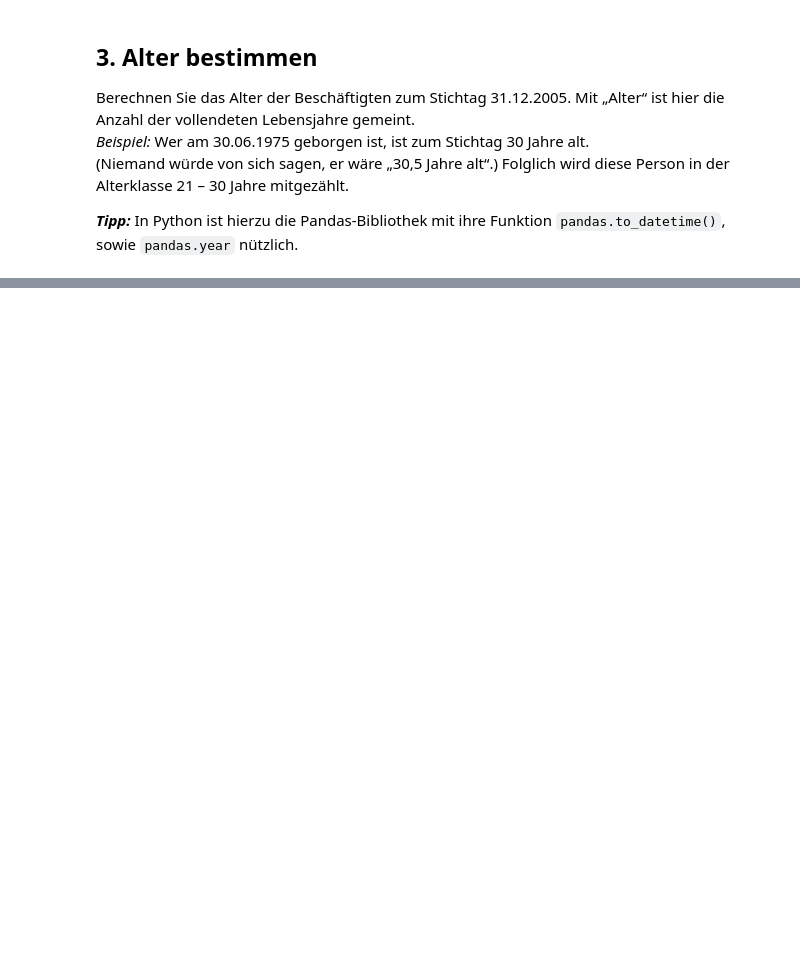
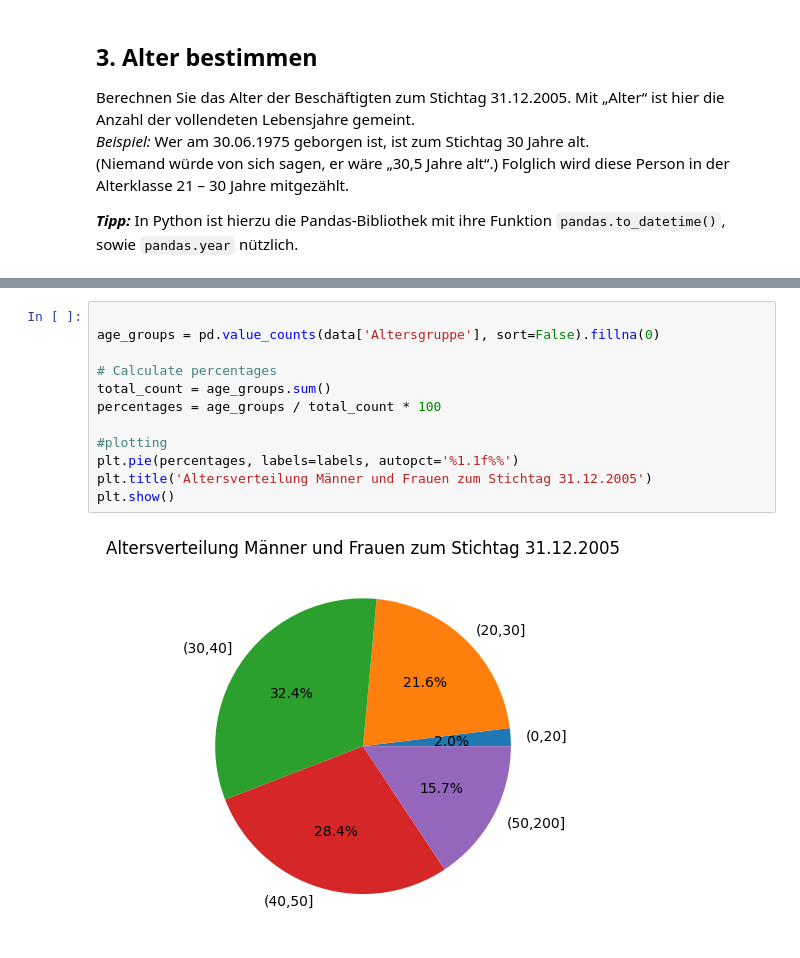
Before and after one commit to Fiusa21/Statistik_Labore, a Jupyter notebook: TestatAufgabe_1.ipynb, the cells around one changed output, grey strips where cells are left out. Drawn from its saved outputs; the diff is of its cells as text; blank space fills up the shorter version.

```diff
--- a/TestatAufgabe_1.ipynb
+++ b/TestatAufgabe_1.ipynb
@@ -189,6 +229,20 @@ Die Kreissektoren sind mit den zugehörigen Prozentzahlen zu beschriften.
 <div>
 <img src="https://drive.google.com/uc?id=17Z5Z8OgKw3DE4U_vD3axd7vhkkkD-N9m" width="300"/>
 </div>
+# %%
+
+age_groups = pd.value_counts(data['Altersgruppe'], sort=False).fillna(0)
+
+# Calculate percentages
+total_count = age_groups.sum()
+percentages = age_groups / total_count * 100
+
+#plotting
+plt.pie(percentages, labels=labels, autopct='%1.1f%%')
+plt.title('Altersverteilung Männer und Frauen zum Stichtag 31.12.2005')
+plt.show()
+# %% [output]
+[figure, added]
 # %% [markdown]
 ## 6. Kennzahlen
 Berechnen Sie **Mittelwert**, **empirische Varianz**, **empirische Standardabweichung**, **Median** und **Spannweite** der Alterszahlen:
```
Also changed, not shown: parts of 4 cells of this notebook.
